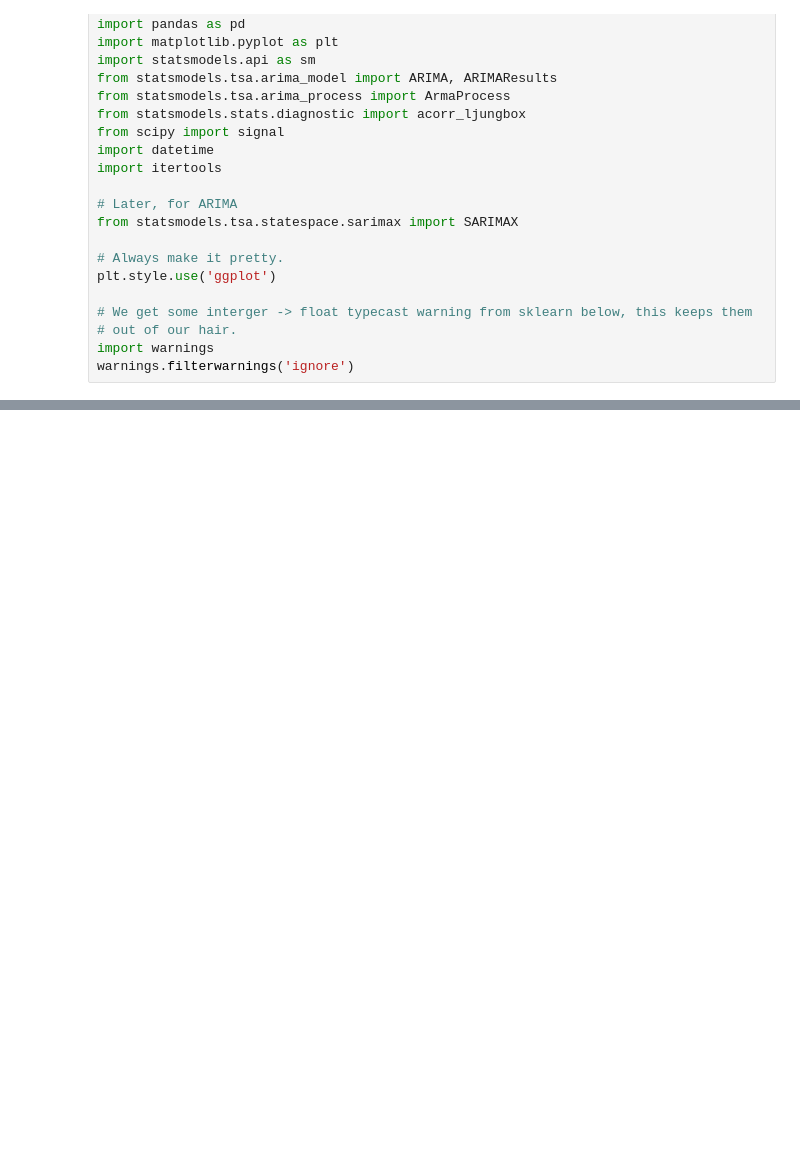
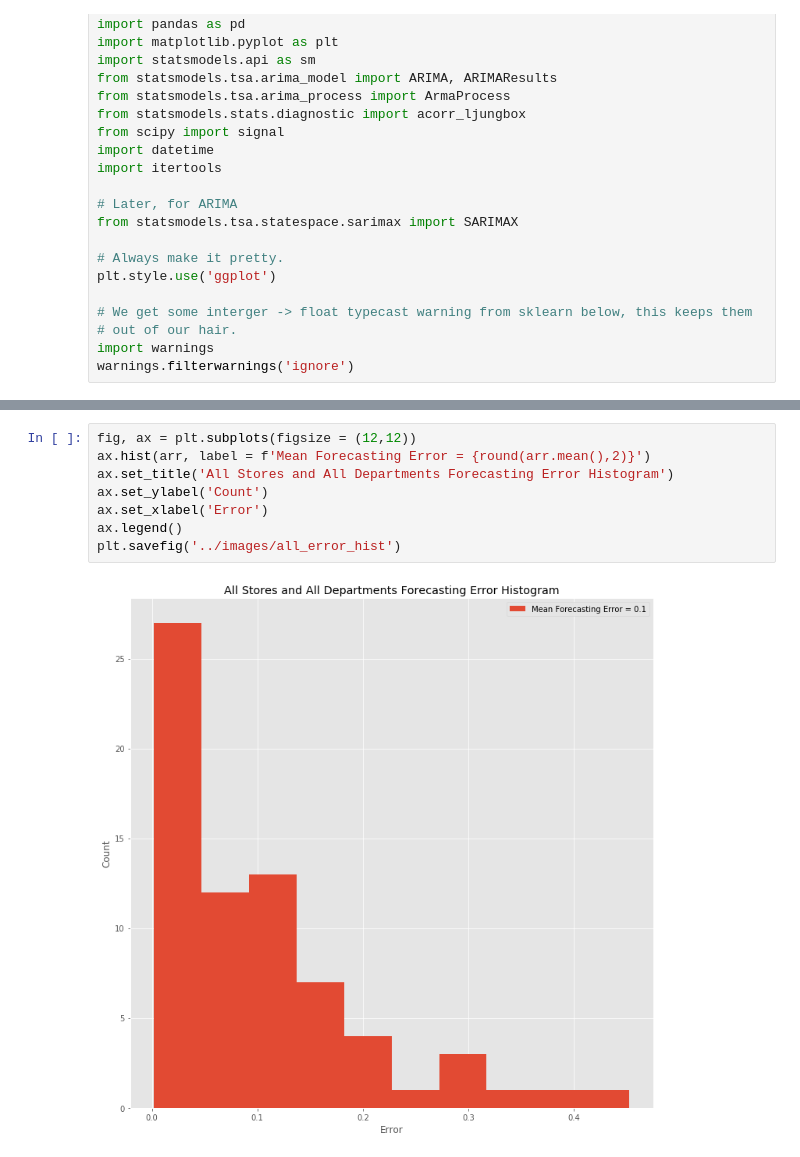
Before and after one commit to alecjonas/Forecasting_Walmart_Sales, a Jupyter notebook: notebooks/forecasting3.ipynb, the cells around one changed output, grey strips where cells are left out. Drawn from its saved outputs; the diff is of its cells as text; blank space fills up the shorter version.

```diff
--- a/notebooks/forecasting3.ipynb
+++ b/notebooks/forecasting3.ipynb
@@ -758,0 +679,10 @@ WI3 store mean forecasting error is 0.12
+# %%
+fig, ax = plt.subplots(figsize = (12,12))
+ax.hist(arr, label = f'Mean Forecasting Error = {round(arr.mean(),2)}')
+ax.set_title('All Stores and All Departments Forecasting Error Histogram')
+ax.set_ylabel('Count')
+ax.set_xlabel('Error')
+ax.legend()
+plt.savefig('../images/all_error_hist')
+# %% [output]
+[figure, added]
```
Also changed, not shown: parts of 39 cells of this notebook, 15 other files.
